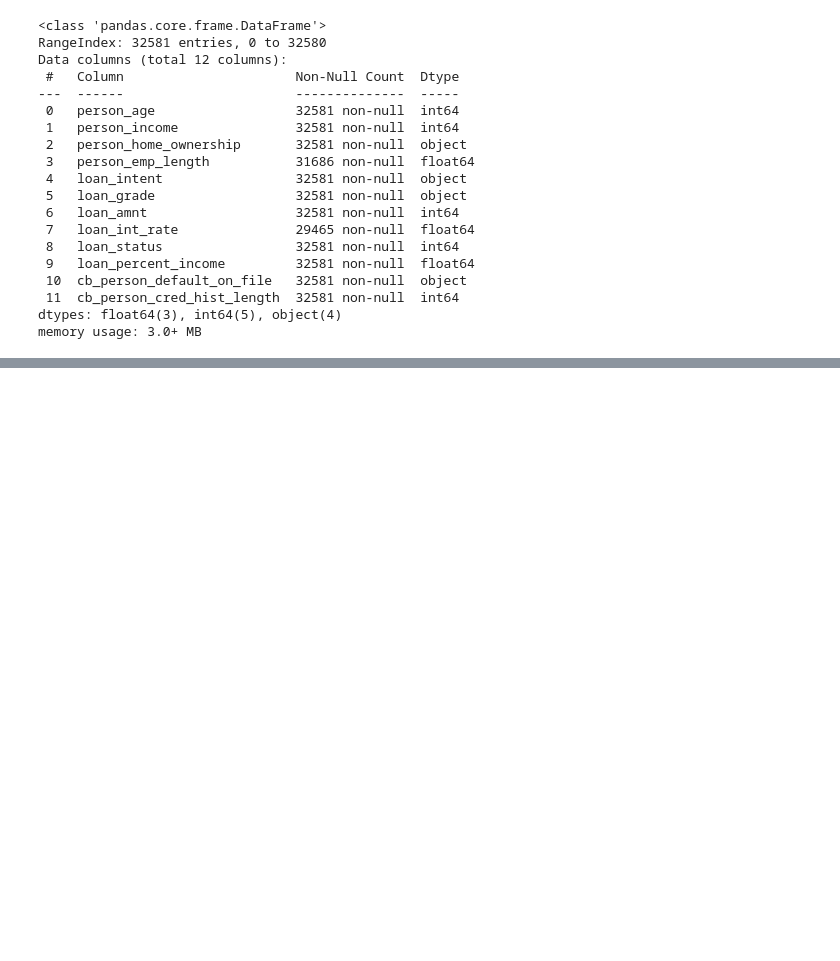
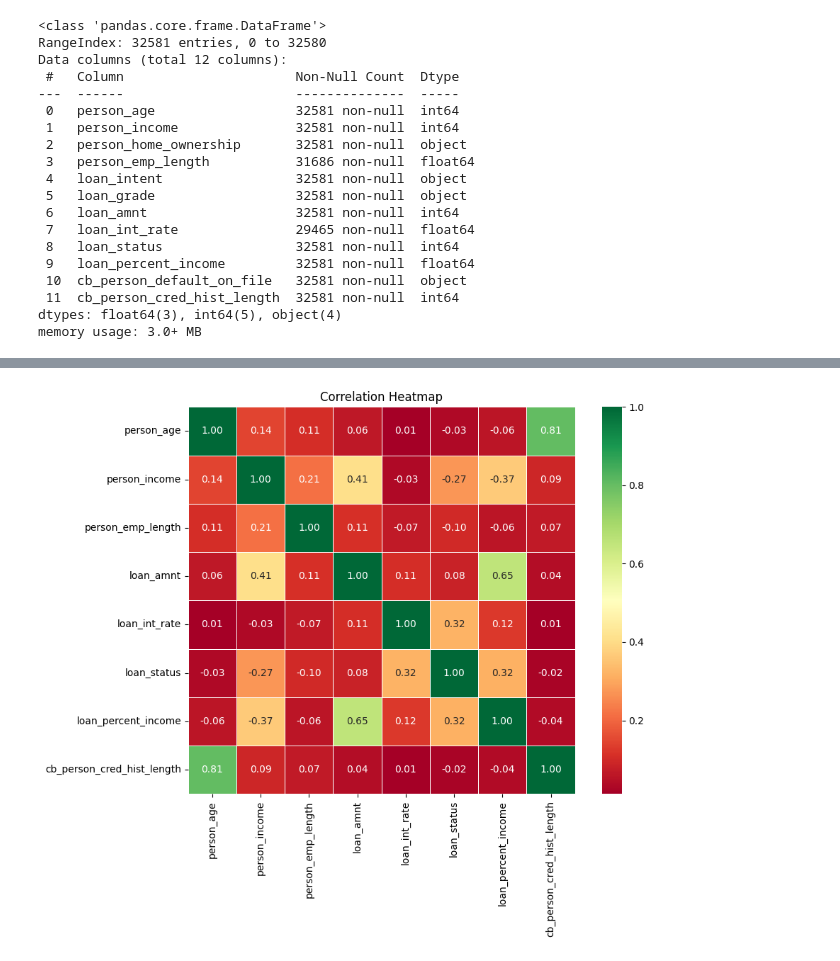
Before and after one commit to RANJUBISWAS/credit-risk-analysis, a Jupyter notebook: notebooks/eda.ipynb, the cells around one changed output, grey strips where cells are left out. Saved outputs shown, nothing was run; the diff lists cells and outputs as text; code cells hidden in the pictures; blank space fills up the shorter version.

```diff
--- a/notebooks/eda.ipynb
+++ b/notebooks/eda.ipynb
@@ -64,0 +128,11 @@ memory usage: 3.0+ MB
+# %%
+corr = df.corr(method='spearman',numeric_only= True)
+
+# Plot heatmap
+plt.figure(figsize=(10, 8))
+sns.heatmap(corr.abs(), annot=corr.round(2), cmap='RdYlGn', fmt='.2f', square=True, linewidths=0.5)
+plt.title('Correlation Heatmap')
+plt.tight_layout()
+plt.show()
+# %% [output]
+[figure, added]
```
Also changed, not shown: parts of 5 cells of this notebook, 1 other file.
